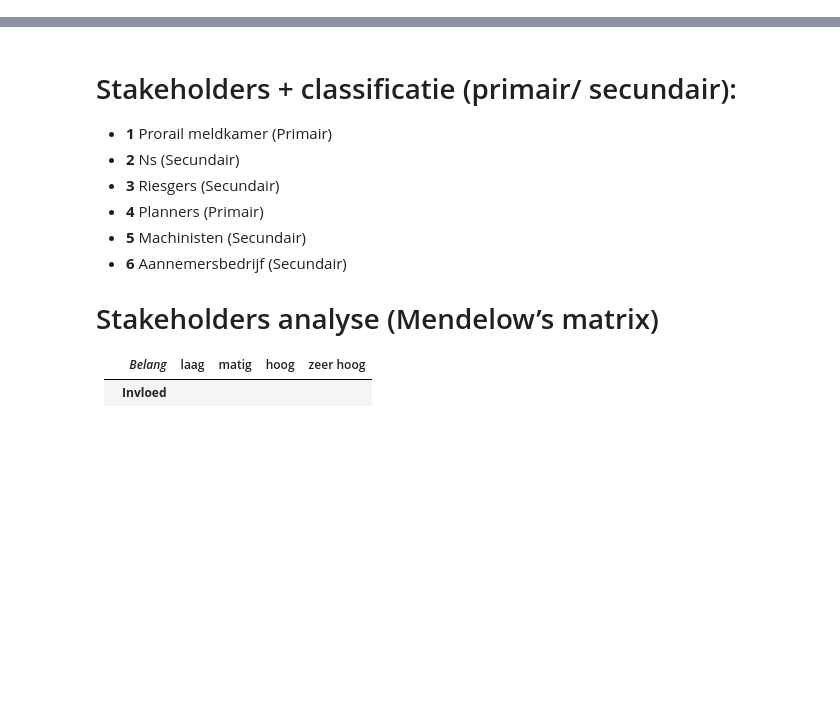
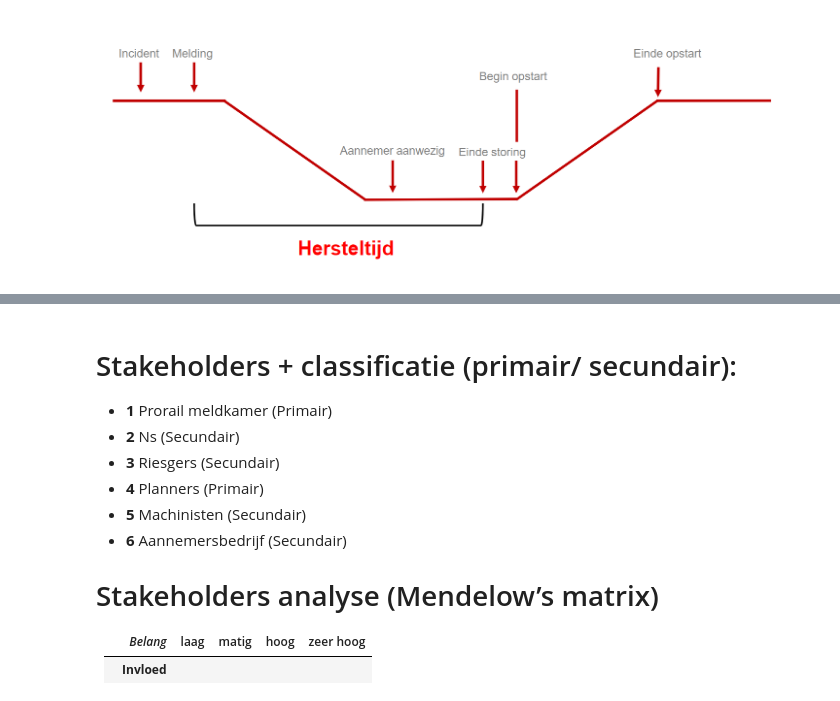
Before and after one commit to Verrem98/Prorail_project, a Jupyter notebook: ProRail-Recoverytime.ipynb, the cells around one changed output, grey strips where cells are left out. Drawn from its saved outputs; the diff is of its cells as text; code cells hidden in the pictures; blank space fills up the shorter version.

Commit message:
Display test

```diff
--- a/ProRail-Recoverytime.ipynb
+++ b/ProRail-Recoverytime.ipynb
@@ -15,6 +15,11 @@
 ## <span style='font-family:font_family name'> Stan Haakman , Studentnummer : 1781254 </span>
 ## <span style='font-family:font_family name'> Khai-Tam Nguyen , Studentnummer : 1789287 </span>
 ## <span style='font-family:font_family name'> Hussin Almoustafa , Studentnummer : 1776495 </span>
+# %%
+from IPython.display import display, Image
+display(Image(filename='images/process.png'))
+# %% [output]
+[figure, added]
 # %% [markdown]
 # Business Understanding
 
```
